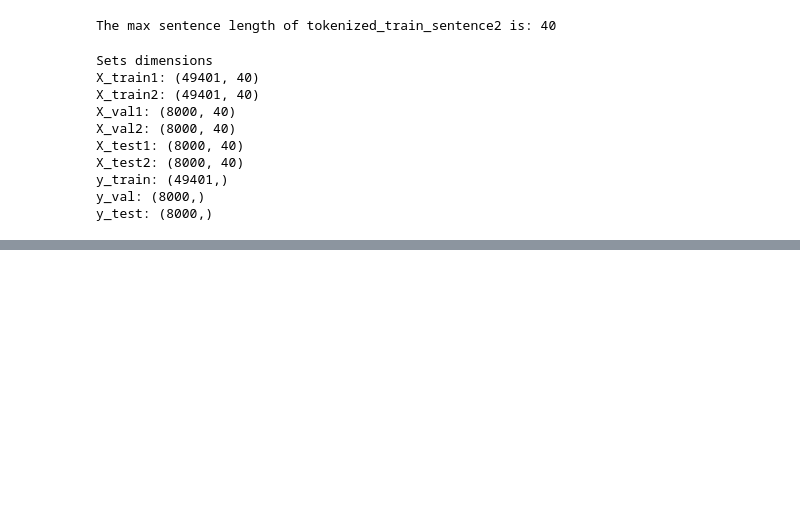
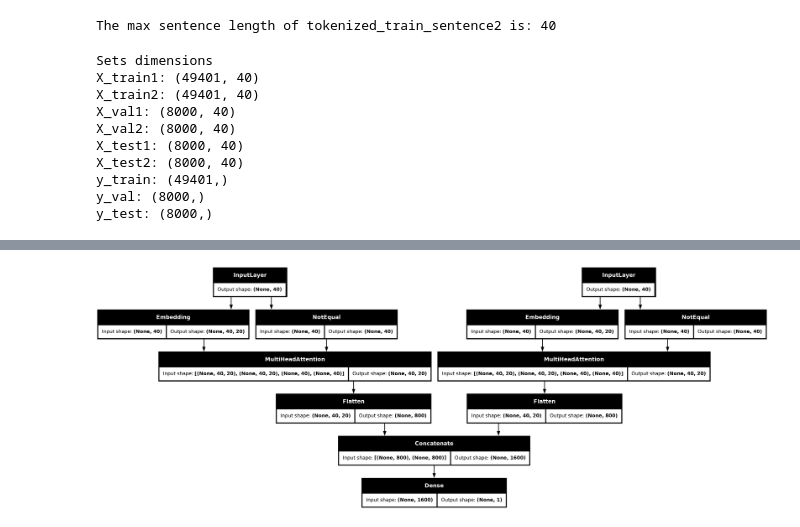
Before and after one commit to svalbuenaa/deep_learning_transformers, a Jupyter notebook: deep-learning-transformers.ipynb, the cells around one changed output, grey strips where cells are left out. Cells and saved outputs as stored; diff of their text form; code cells hidden in the pictures; blank space fills up the shorter version.

Commit message:
Kaggle Notebook | deep_learning_transformers | Base model

```diff
--- a/deep-learning-transformers.ipynb
+++ b/deep-learning-transformers.ipynb
@@ -480,0 +529,23 @@ y_test: (8000,)
+# %%
+# Network definition
+input1 = tf.keras.Input(shape=(40,))
+input2 = tf.keras.Input(shape=(40,))
+
+embedding1 = tf.keras.layers.Embedding(input_dim=5000, output_dim=20, input_length=40, mask_zero=True)(input1)
+embedding2 = tf.keras.layers.Embedding(input_dim=5000, output_dim=20, input_length=40, mask_zero=True)(input2)
+
+attention1 = tf.keras.layers.MultiHeadAttention(num_heads=2, key_dim=20)(embedding1, embedding1)
+attention2 = tf.keras.layers.MultiHeadAttention(num_heads=2, key_dim=20)(embedding2, embedding2)
+
+flatten1 = tf.keras.layers.Flatten()(attention1)
+flatten2 = tf.keras.layers.Flatten()(attention2)
+
+concatenate = tf.keras.layers.Concatenate()([flatten1, flatten2])
+
+output = tf.keras.layers.Dense(1, activation="sigmoid")(concatenate)
+
+model_base = Model(inputs = [input1, input2], outputs = output)
+# %%
+# Compile
+model_base.compile(optimizer=tf.keras.optimizers.Adam(), loss=tf.keras.losses.BinaryCrossentropy(), metrics=["accuracy"])
+model_base.summary()
@@ -480,0 +574,4 @@ y_test: (8000,)
+# %%
+tf.keras.utils.plot_model(model_base, show_shapes=True)
+# %% [output]
+[figure, added]
```
Also changed, not shown: parts of 16 cells of this notebook.
